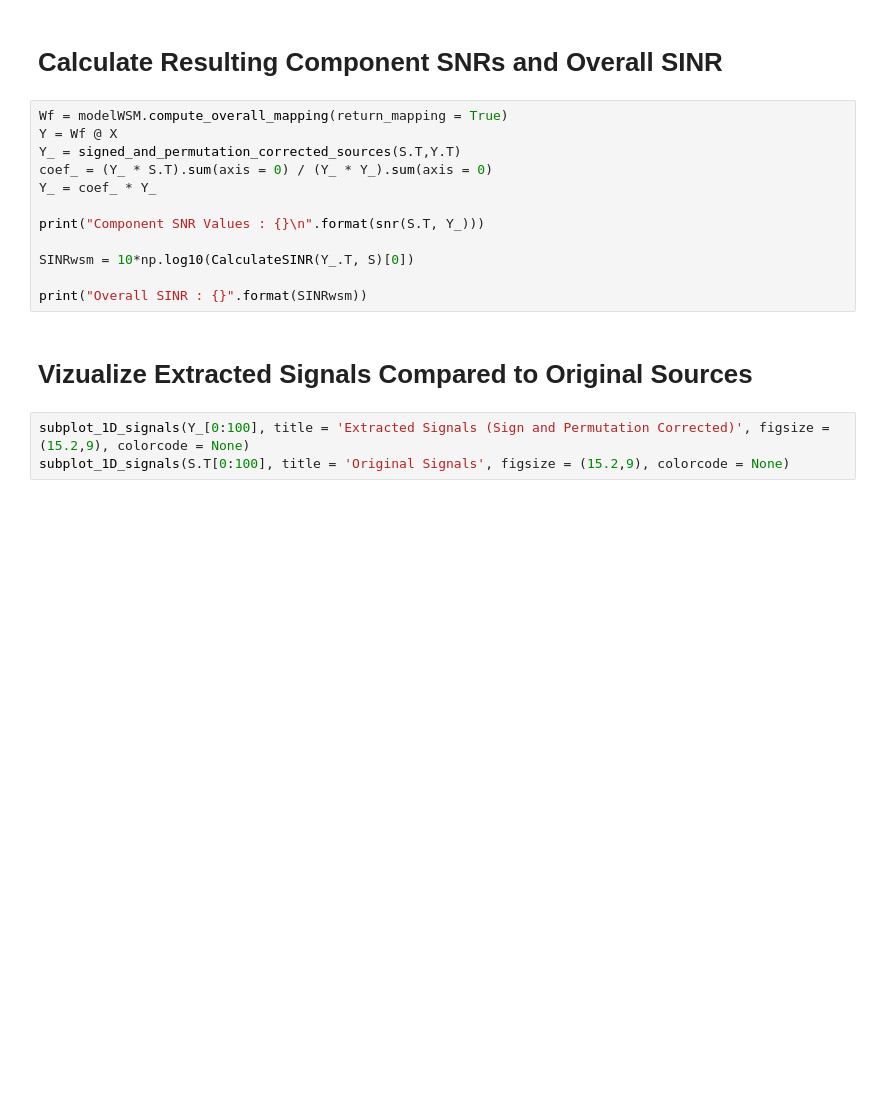
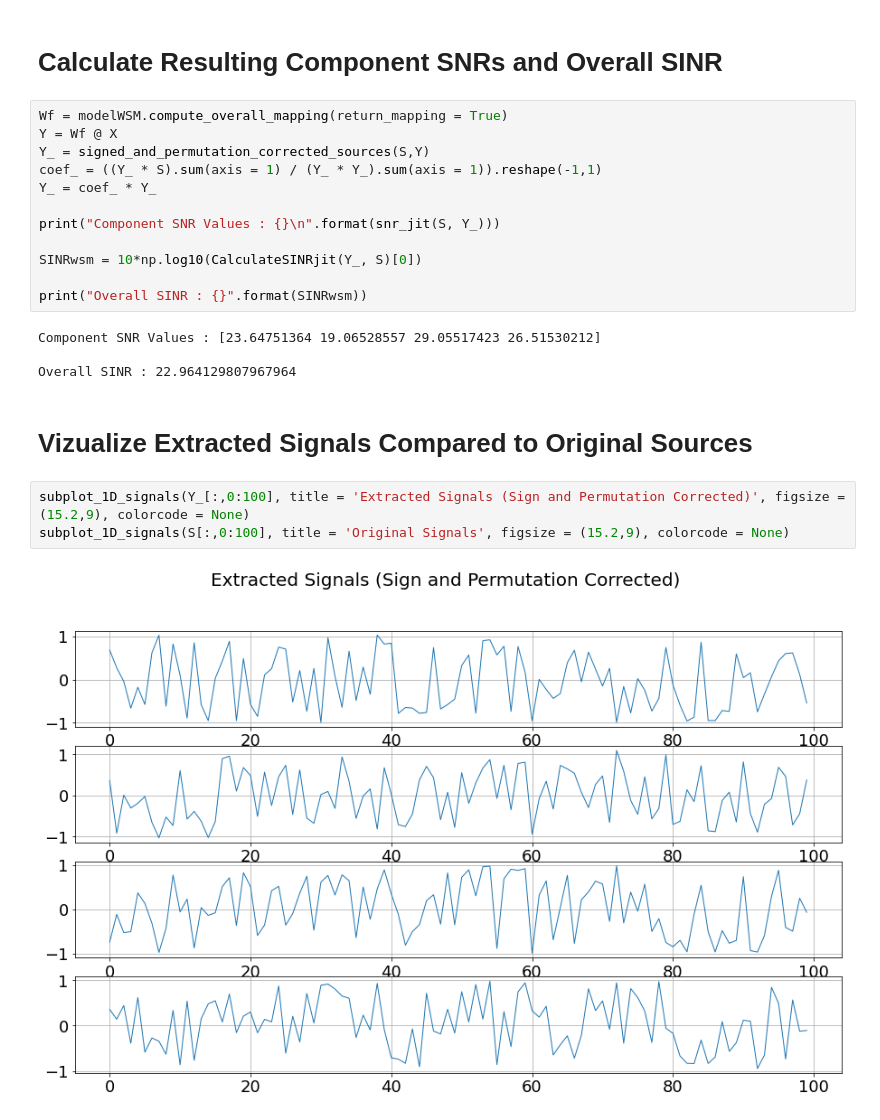
Before and after one commit to BariscanBozkurt/Biologically-Plausible-DetMaxNNs-for-Blind-Source-Separation, a Jupyter notebook: NewVersionDevelopment/NotebookExperiments_wPowerNormalization/WSM_Antisparse_Correlated_Demo.ipynb, the cells around one changed output. Cells and saved outputs as stored; diff of their text form; blank space fills up the shorter version.

```diff
--- a/NewVersionDevelopment/NotebookExperiments_wPowerNormalization/WSM_Antisparse_Correlated_Demo.ipynb
+++ b/NewVersionDevelopment/NotebookExperiments_wPowerNormalization/WSM_Antisparse_Correlated_Demo.ipynb
@@ -126,17 +133,23 @@ plot_convergence_plot(modelWSM.SNR_list, xlabel = 'Number of Iterations / {}'.fo
 # %%
 Wf = modelWSM.compute_overall_mapping(return_mapping = True)
 Y = Wf @ X
-Y_ = signed_and_permutation_corrected_sources(S.T,Y.T)
-coef_ = (Y_ * S.T).sum(axis = 0) / (Y_ * Y_).sum(axis = 0)
+Y_ = signed_and_permutation_corrected_sources(S,Y)
+coef_ = ((Y_ * S).sum(axis = 1) / (Y_ * Y_).sum(axis = 1)).reshape(-1,1)
 Y_ = coef_ * Y_
 
-print("Component SNR Values : {}\n".format(snr(S.T, Y_)))
+print("Component SNR Values : {}\n".format(snr_jit(S, Y_)))
 
-SINRwsm = 10*np.log10(CalculateSINR(Y_.T, S)[0])
+SINRwsm = 10*np.log10(CalculateSINRjit(Y_, S)[0])
 
 print("Overall SINR : {}".format(SINRwsm))
+# %% [output]
+Component SNR Values : [23.64751364 19.06528557 29.05517423 26.51530212]
+
+Overall SINR : 22.964129807967964
 # %% [markdown]
 # Vizualize Extracted Signals Compared to Original Sources
 # %%
-subplot_1D_signals(Y_[0:100], title = 'Extracted Signals (Sign and Permutation Corrected)', figsize = (15.2,9), colorcode = None)
-subplot_1D_signals(S.T[0:100], title = 'Original Signals', figsize = (15.2,9), colorcode = None)
+subplot_1D_signals(Y_[:,0:100], title = 'Extracted Signals (Sign and Permutation Corrected)', figsize = (15.2,9), colorcode = None)
+subplot_1D_signals(S[:,0:100], title = 'Original Signals', figsize = (15.2,9), colorcode = None)
+# %% [output]
+[figure, added]
```
Also changed, not shown: parts of 7 cells of this notebook, 8 other files.
